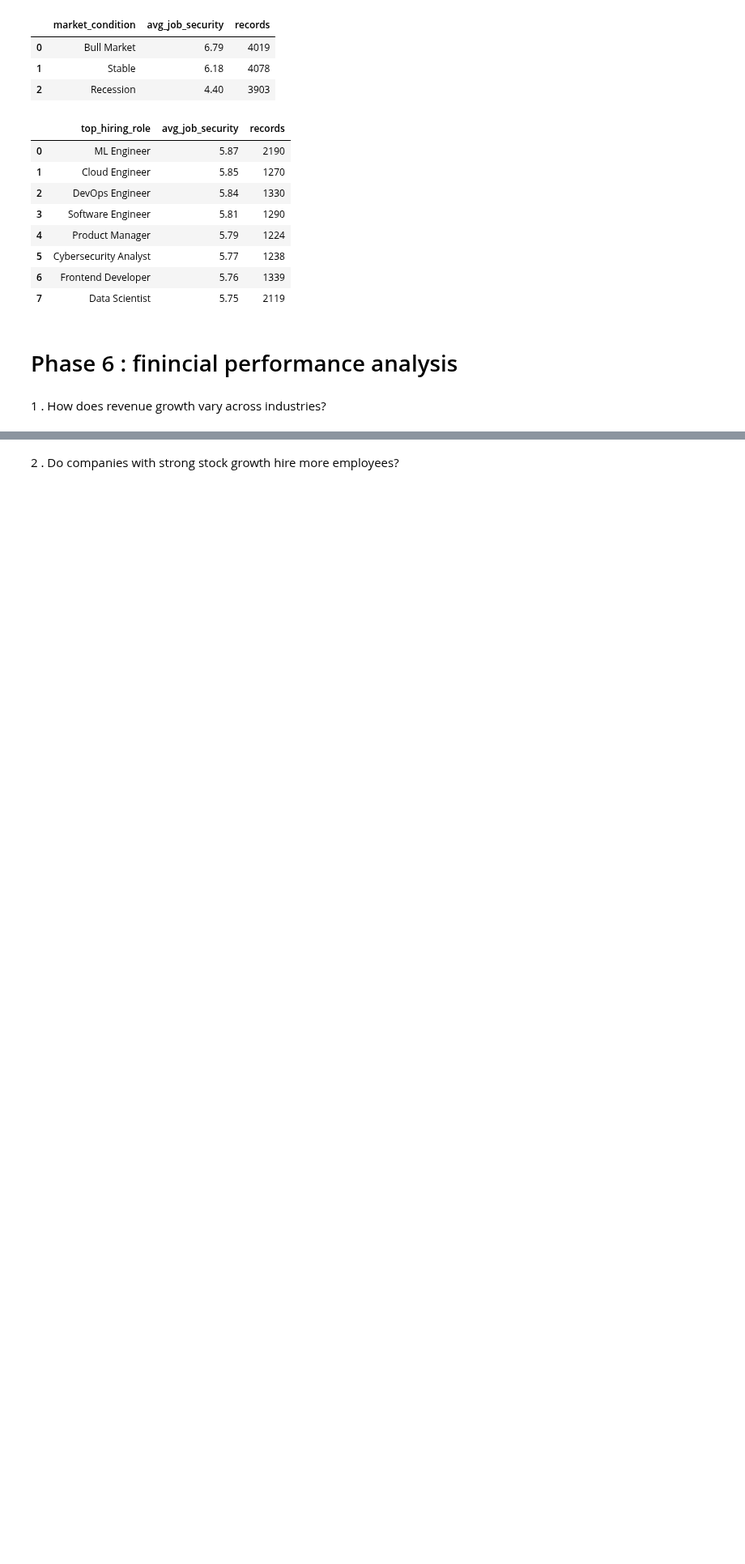
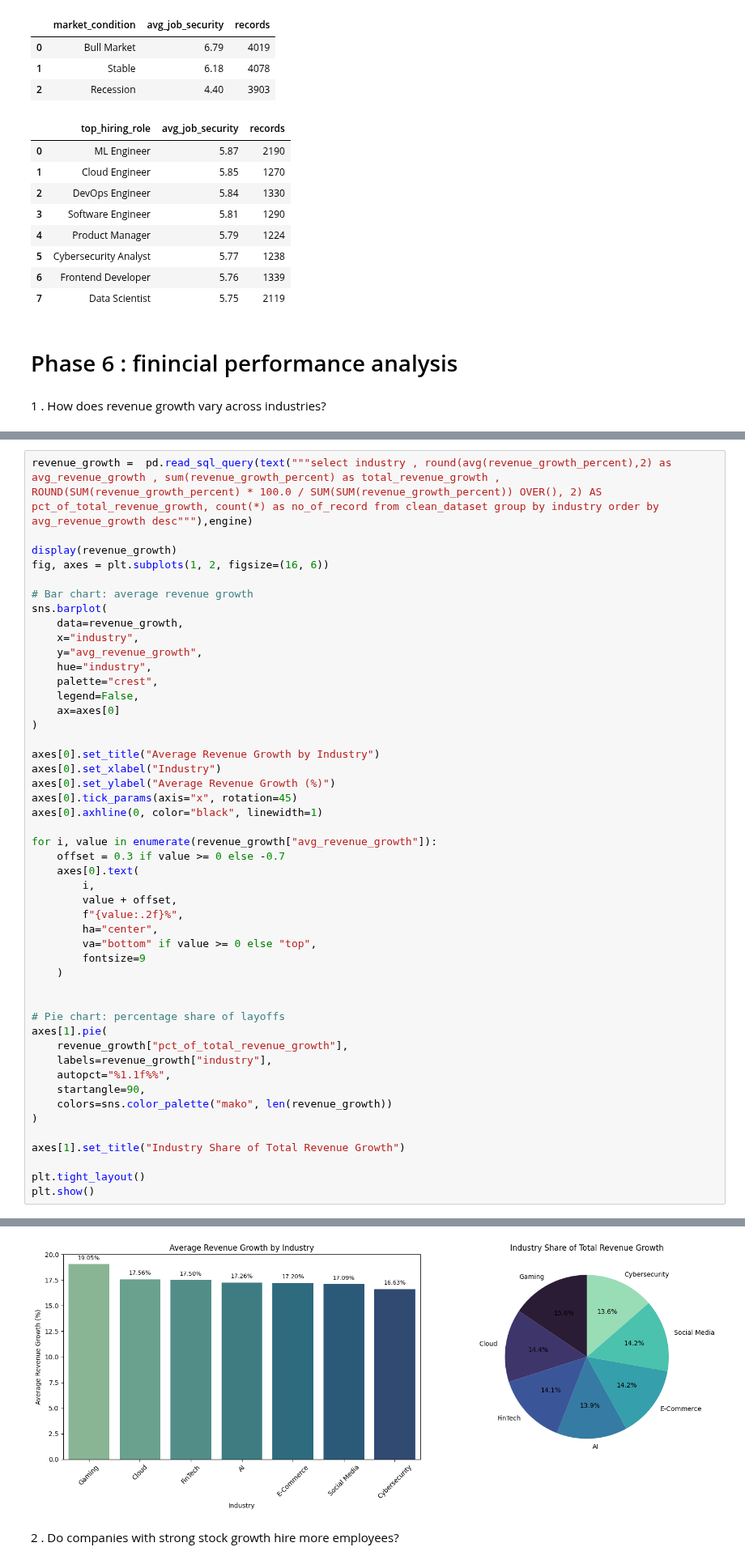
Before and after one commit to Ishasavani1402/Data-Analytics, a Jupyter notebook: tech_layoffs_hiring_trends/EDA.ipynb, the cells around one changed output, grey strips where cells are left out. Shown at 81% size. Cells and saved outputs as stored; diff of their text form; blank space fills up the shorter version.

```diff
--- a/tech_layoffs_hiring_trends/EDA.ipynb
+++ b/tech_layoffs_hiring_trends/EDA.ipynb
@@ -1135,0 +1167,49 @@ pd.read_sql_query(text("""select industry , round(avg(revenue_growth_percent),2)
+# %%
+revenue_growth =  pd.read_sql_query(text("""select industry , round(avg(revenue_growth_percent),2) as avg_revenue_growth , sum(revenue_growth_percent) as total_revenue_growth ,  ROUND(SUM(revenue_growth_percent) * 100.0 / SUM(SUM(revenue_growth_percent)) OVER(), 2) AS pct_of_total_revenue_growth, count(*) as no_of_record from clean_dataset group by industry order by avg_revenue_growth desc"""),engine)
+
+display(revenue_growth)
+fig, axes = plt.subplots(1, 2, figsize=(16, 6))
+
+# Bar chart: average revenue growth
+sns.barplot(
+    data=revenue_growth,
+    x="industry",
+    y="avg_revenue_growth",
+    hue="industry",
+    palette="crest",
+    legend=False,
+    ax=axes[0]
+)
+
+axes[0].set_title("Average Revenue Growth by Industry")
+axes[0].set_xlabel("Industry")
+axes[0].set_ylabel("Average Revenue Growth (%)")
+axes[0].tick_params(axis="x", rotation=45)
+axes[0].axhline(0, color="black", linewidth=1)
+
+for i, value in enumerate(revenue_growth["avg_revenue_growth"]):
+    offset = 0.3 if value >= 0 else -0.7
+    axes[0].text(
+        i,
+        value + offset,
+        f"{value:.2f}%",
+        ha="center",
+        va="bottom" if value >= 0 else "top",
+        fontsize=9
+    )
+
+
+# Pie chart: percentage share of layoffs
+axes[1].pie(
+    revenue_growth["pct_of_total_revenue_growth"],
+    labels=revenue_growth["industry"],
+    autopct="%1.1f%%",
+    startangle=90,
+    colors=sns.color_palette("mako", len(revenue_growth))
+)
+
+axes[1].set_title("Industry Share of Total Revenue Growth")
+
+plt.tight_layout()
+plt.show()
+# %% [output]
@@ -1136,2 +1224,3 @@ pd.read_sql_query(text("""select industry , round(avg(revenue_growth_percent),2)
+[figure, added]
 # %% [markdown]
 2 . Do companies with strong stock growth hire more employees?
```
Also changed, not shown: parts of 15 cells of this notebook.
